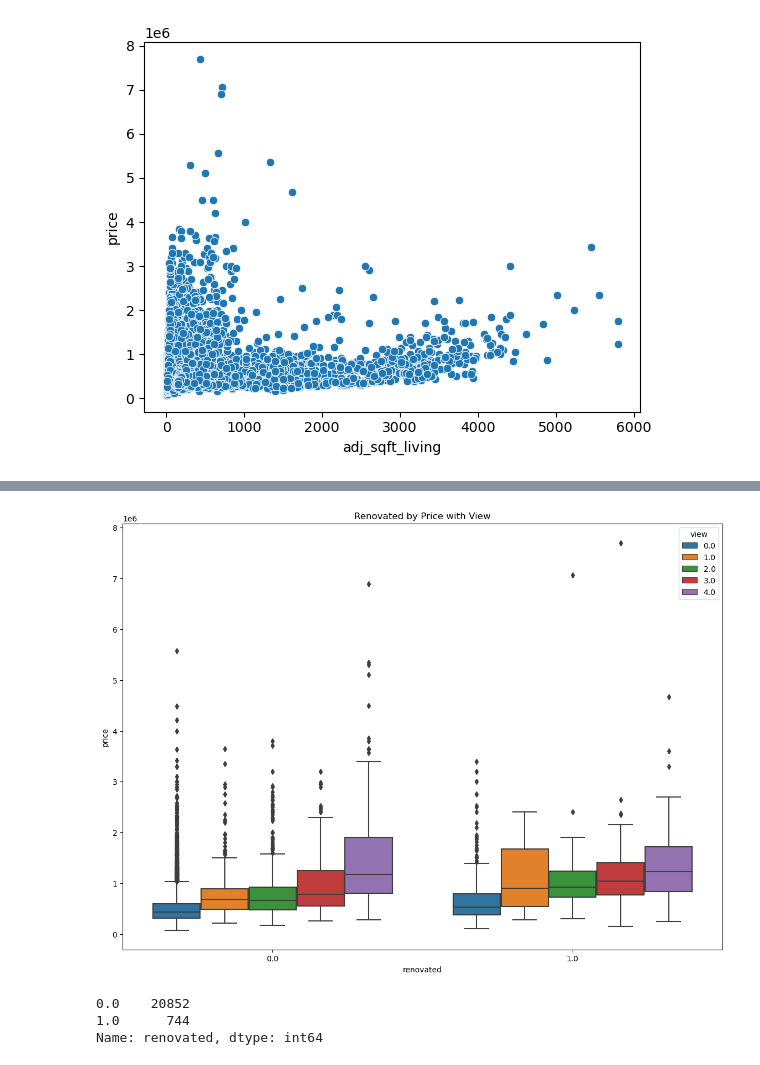
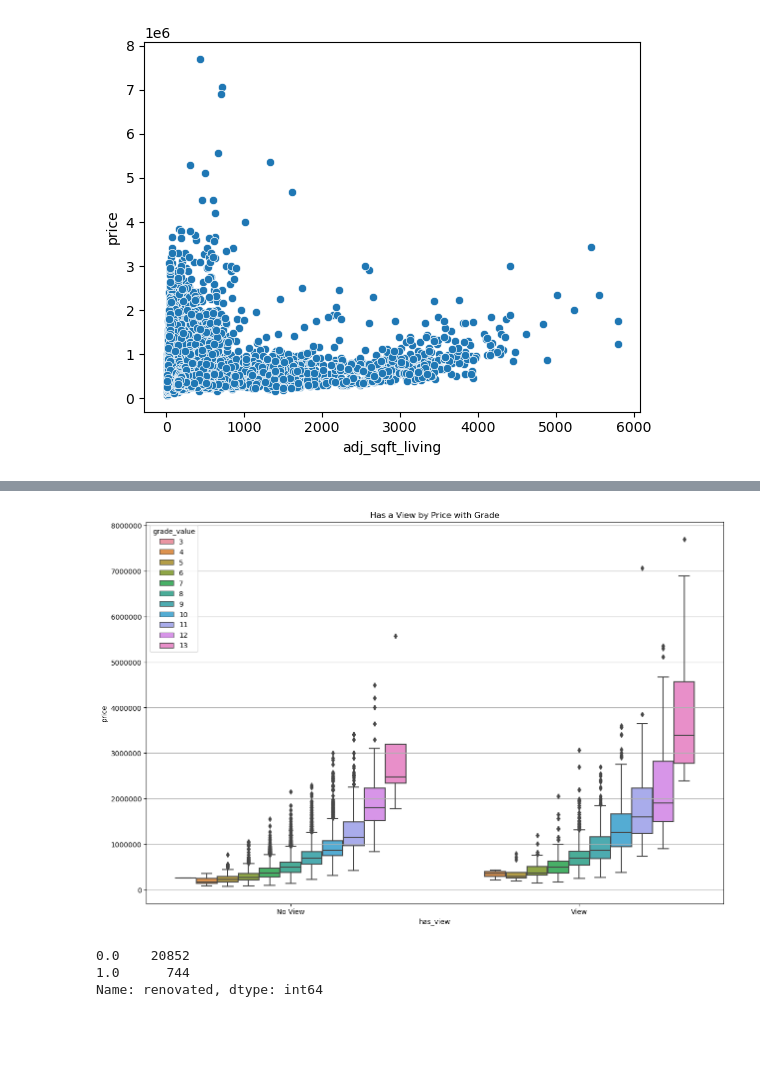
Before and after one commit to jpalgon/KingCountyHousing, a Jupyter notebook: EDA.ipynb, the cells around one changed output, grey strips where cells are left out. Drawn from its saved outputs; the diff is of its cells as text; code cells hidden in the pictures; blank space fills up the shorter version.

```diff
--- a/EDA.ipynb
+++ b/EDA.ipynb
@@ -8,5 +6,5 @@ import scipy.stats as stats
 # %%
-house = pd.read_csv('./data/clean_house.csv',index_col=0)
+house = pd.read_parquet('./data/clean_house.parquet')
 # %%
 house
 # %% [output]
@@ -103,9 +142,12 @@ sns.scatterplot(x=house.adj_sqft_living,y=house.price)
 # %%
-plt.figure(figsize=(14,10))
-sns.boxplot(x=house.renovated,y=house.price,hue=house.view)
-plt.title('Renovated by Price with View');
+fig, ax = plt.subplots(figsize=(15,10))
+sns.boxplot(x=house.has_view,y=house.price,hue=house.grade_value)
+plt.ticklabel_format(axis='y',style='plain')
+ax.set_xticklabels(['No View', 'View'])
+ax.yaxis.grid(True)
+plt.title('Has a View by Price with Grade');
 # %% [output]
-[figure, old version]
+[figure, new version]
 # %%
 house.renovated.value_counts()
 # %% [output]
```
Also changed, not shown: parts of 13 cells of this notebook, 5 other files.
